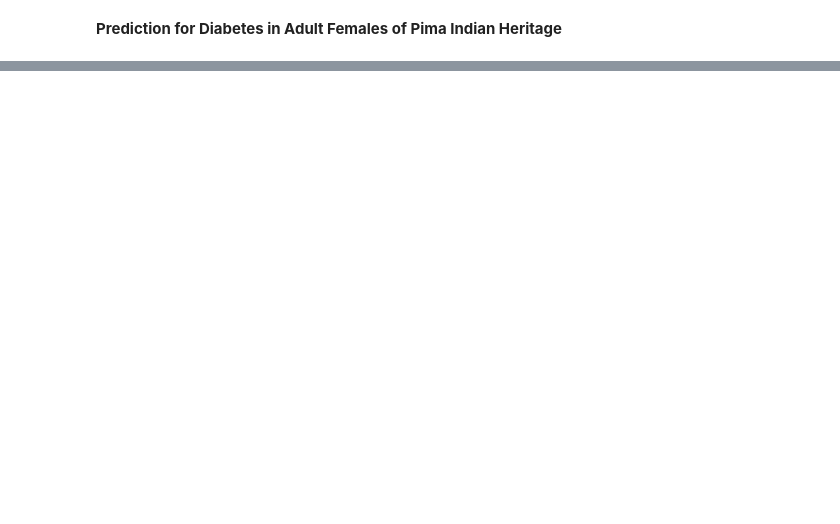
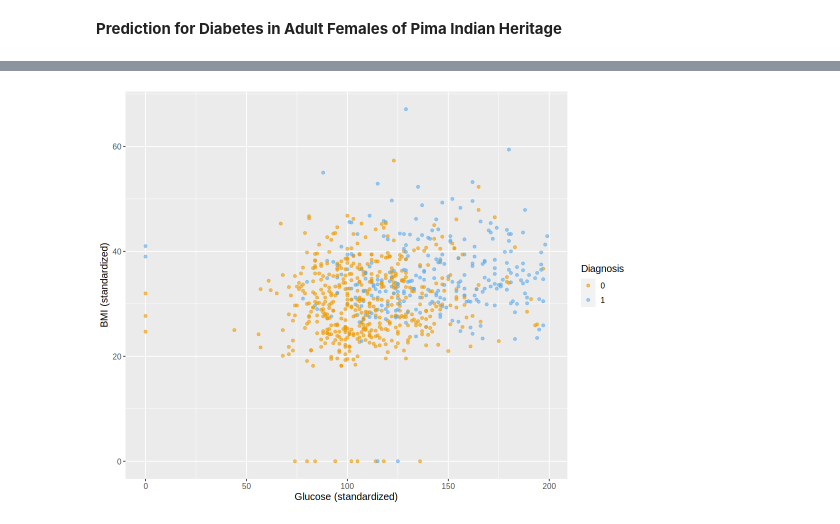
Before and after one commit to asnbl/dsci-100-2023-24W-group-16, a Jupyter notebook: Group project proposal.ipynb, the cells around one changed output, grey strips where cells are left out. Saved outputs shown, nothing was run; the diff lists cells and outputs as text; code cells hidden in the pictures; blank space fills up the shorter version.

```diff
--- a/Group project proposal.ipynb
+++ b/Group project proposal.ipynb
@@ -35,7 +59,8 @@ diabetes
 # %%
 diabetes_clean <- diabetes |>
+    select(Glucose, BloodPressure, Outcome,BMI) |>
     mutate(Outcome = as_factor(Outcome)) |>
-    mutate(Outcome = fct_recode(Outcome, "1" = "Has Diabetes", "2" = "Does not have Diabetes")) |>
-    rename("HasDiabetes?" = Outcome)
-    select(Glucose, BloodPressure, Outcome)
-diabetes_clean
+    mutate(Outcome = as_factor(Outcome)) |>
+    rename("Diagnosis" = Outcome)
+
+head(diabetes_clean)
@@ -42,13 +77,19 @@ diabetes_clean
 # %%
+options(repr.plot.width = 9, repr.plot.height = 7)
+
 diabetes_plot <- diabetes_clean |>
-   ggplot(aes(x = Glucose, y = BloodPressure, color = HasDiabetes?)) +
+   ggplot(aes(x = Glucose, y = BMI, color = Diagnosis)) +
    geom_point(alpha = 0.6) +
    labs(x = "Glucose (standardized)",
-        y = "Blood Pressure (standardized)",
+        y = "BMI (standardized)",
         color = "Diagnosis") +
 scale_color_manual(values = c("orange2","steelblue2")) +
 theme(text = element_text(size = 12))
 diabetes_plot
+#"BMI (standardized)"
+#"Glucose (standardized)"
+# %% [output]
+[figure, added]
 # %% [markdown]
 **Methods:**
 
```
Also changed, not shown: parts of 7 cells of this notebook.
